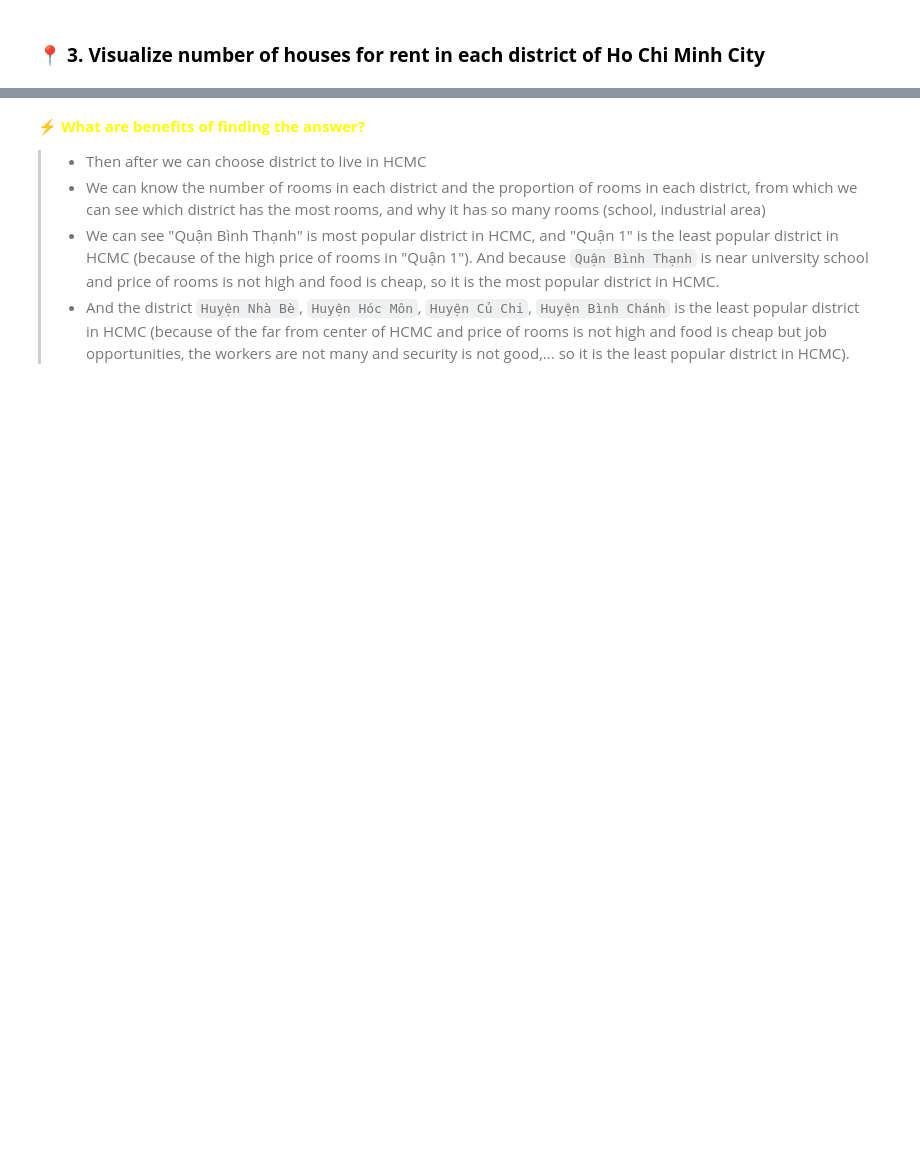
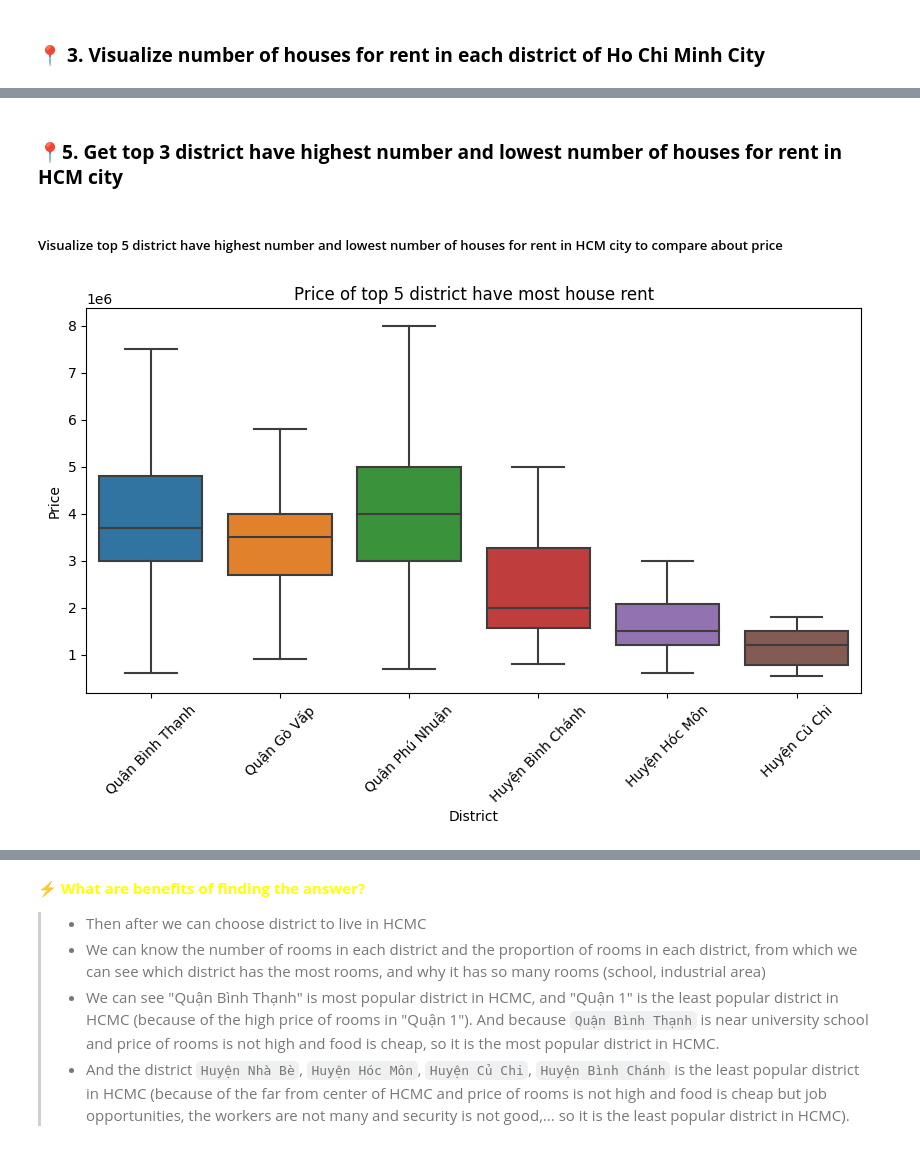
Before and after one commit to TienDat57/VNHouseRent, a Jupyter notebook: notebook/Question1.ipynb, the cells around one changed output, grey strips where cells are left out. Cells and saved outputs as stored; diff of their text form; code cells hidden in the pictures; blank space fills up the shorter version.

```diff
--- a/notebook/Question1.ipynb
+++ b/notebook/Question1.ipynb
@@ -57,0 +108,18 @@ plt.show()
+# %% [markdown]
+### 📍**5. Get top 3 district have highest number and lowest number of houses for rent in HCM city**
+# %%
+top_3_district_highest = df['district'].value_counts().head(3).index
+top_3_district_lowest = df['district'].value_counts().tail(3).index
+# %% [markdown]
+##### Visualize top 5 district have highest number and lowest number of houses for rent in HCM city to compare about price
+# %%
+# Visualize compare price of top_3_district_highest and top_3_district_lowest using boxplot
+plt.figure(figsize=(10, 5))
+sns.boxplot(x='district', y='price', data=df[df['district'].isin([*top_3_district_highest, *top_3_district_lowest])], order=[*top_3_district_highest, *top_3_district_lowest], showfliers=False)
+plt.xticks(rotation=45)
+plt.xlabel('District')
+plt.ylabel('Price')
+plt.title('Price of top 5 district have most house rent')
+plt.show()
+# %% [output]
+[figure, added]
```
Also changed, not shown: parts of 16 cells of this notebook, 3 other files.
